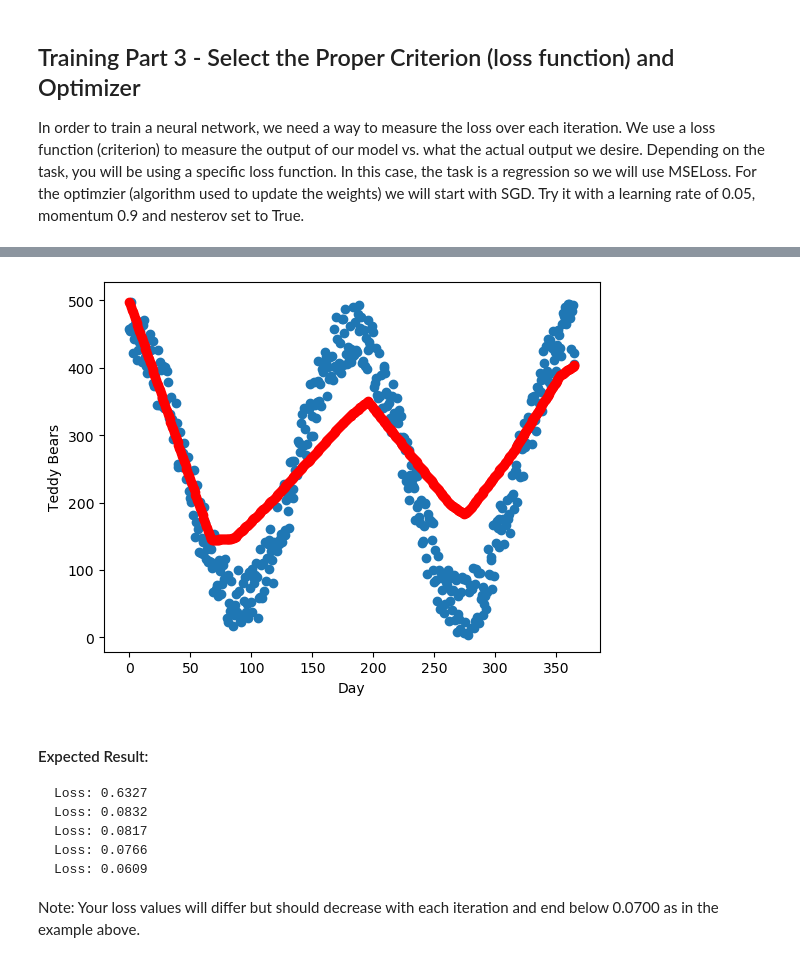
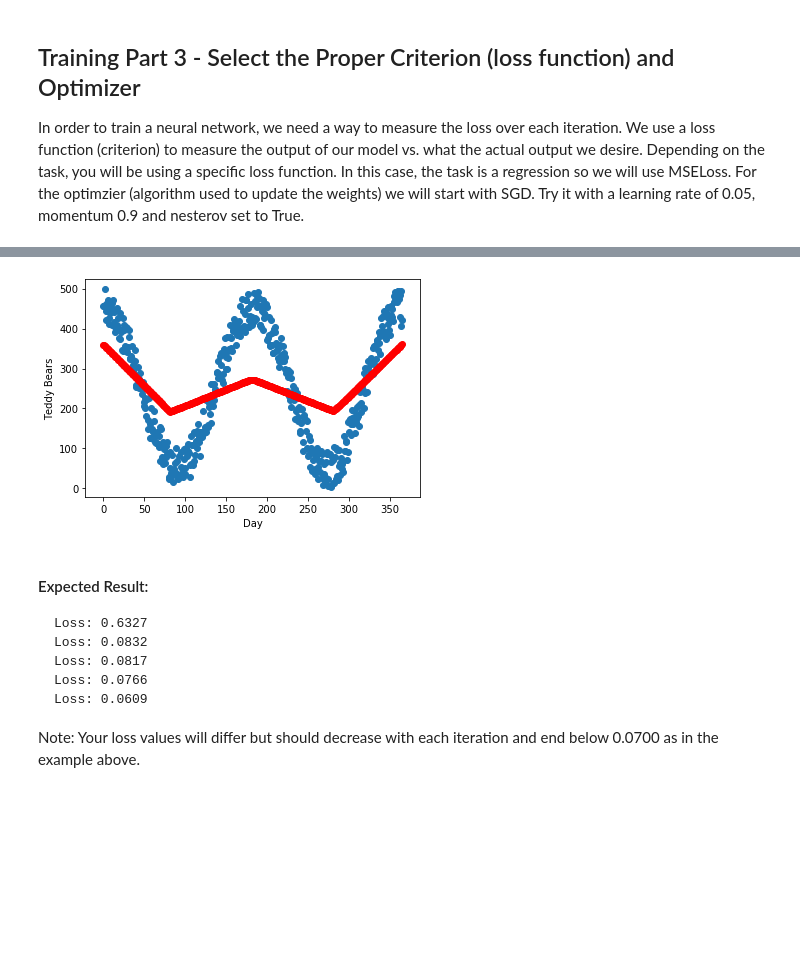
Before and after one commit to LeakyAI/PyTorch-Overview, a Jupyter notebook: Training and Inference - Solution.ipynb, the cells around one changed output, grey strips where cells are left out. Cells and saved outputs as stored; diff of their text form; code cells hidden in the pictures; blank space fills up the shorter version.

```diff
--- a/Training and Inference - Solution.ipynb
+++ b/Training and Inference - Solution.ipynb
@@ -77,24 +61,22 @@ Use a relu (F.relu) activation function on the result of all hidden layers.  Do
 # %%
-# Build a transformation for each image passed into our network
-numHiddenUnits = 25
+# Build the simple Neural Network by extending the nn.Module class
 
-class MyComplexNetwork(nn.Module):
+# Use a variable to define the number of hidden units in the hidden layer
+numHiddenUnits = 300
 
-        # Network takes 2 inputs, produces 1 output
+class SimpleTeddyBearModel(nn.Module):
+
         def __init__(self):
             super().__init__()
             self.fc1 = nn.Linear(1,numHiddenUnits)
-            self.fc2 = nn.Linear(numHiddenUnits,numHiddenUnits)
-            self.fc3 = nn.Linear(numHiddenUnits,numHiddenUnits)
-            self.fc4 = nn.Linear(numHiddenUnits,1)
+            self.fc2 = nn.Linear(numHiddenUnits,1)
+
         def forward(self, x):
             x = F.relu(self.fc1(x))
-            x = F.relu(self.fc2(x))
-            x = F.relu(self.fc3(x))
-            x = self.fc4(x)
+            x = self.fc2(x)
             return x
 
-# Create an instance of the model and print out summary
-net = MyComplexNetwork()
+# Create an instance of the model and print out a model summary
+net = SimpleTeddyBearModel()
 net
 # %% [output]
@@ -158,16 +151,16 @@ Mean: 182.50</pre>
 # Create our scale values in order to scale the inputs
 # and outputs to be in the range of 0..1
 scaleOutput = 500.0     # Teddy Bear Sales should be in range of 0..1
-scaleInput = 365.0      # Days (input) should be in the range of [0..1]
+scaleInput = 365.0      # Day (input) should be in the range of [0..1]
 
 # Prepare our normalized training set and add a batch dimension
-x=torch.unsqueeze(day/scaleInput, dim=1)
-y=torch.unsqueeze(teddyBears/scaleOutput,dim=1)
+dayNormalized = day / scaleInput
+teddyBearsNormalized = teddyBears / scaleOutput
 
 # Display normalized values for our training data
-plt.scatter(x, y)
+plt.scatter(dayNormalized, teddyBearsNormalized)
 plt.title("Normalized Training Set (0..1)")
-plt.xlabel("X")
-plt.ylabel("Y")
+plt.xlabel("Day")
+plt.ylabel("Teddy Bears Sold (per day)")
 plt.show()
 # %% [output]
@@ -175,3 +168,10 @@ plt.show()
+# %%
+# Add a batch dimension
+x=torch.unsqueeze(dayNormalized, dim=1)
+y=torch.unsqueeze(teddyBearsNormalized,dim=1)
+
+#x = day
+#y = teddyBears
 # %% [markdown]
 ## Training Part 2 - Create Training Code and Display Model
 Since we will be training multiple times, we will create a function to train our model and a function to display the model's prediction vs. our training set.
@@ -231,7 +231,7 @@ net.load_state_dict(torch.load('modelcheckpoint.pth'))
 
 # Select our criterion and optimzer
 criterion = torch.nn.MSELoss()
-optimizer = optim.SGD(net.parameters(), lr=0.05, momentum=0.9, nesterov=True)
+optimizer = optim.SGD(net.parameters(), lr=0.01, momentum=0.9, nesterov=True)
 
 # Train network and display result
 net=train(500, net, x, y, criterion, optimizer)
@@ -245,4 +245,4 @@ Loss: 0.0609
-[figure, old version]
+[figure, new version]
 # %% [markdown]
 #### Expected Result:
 <pre>Loss: 0.6327
```
Also changed, not shown: parts of 23 cells of this notebook.
